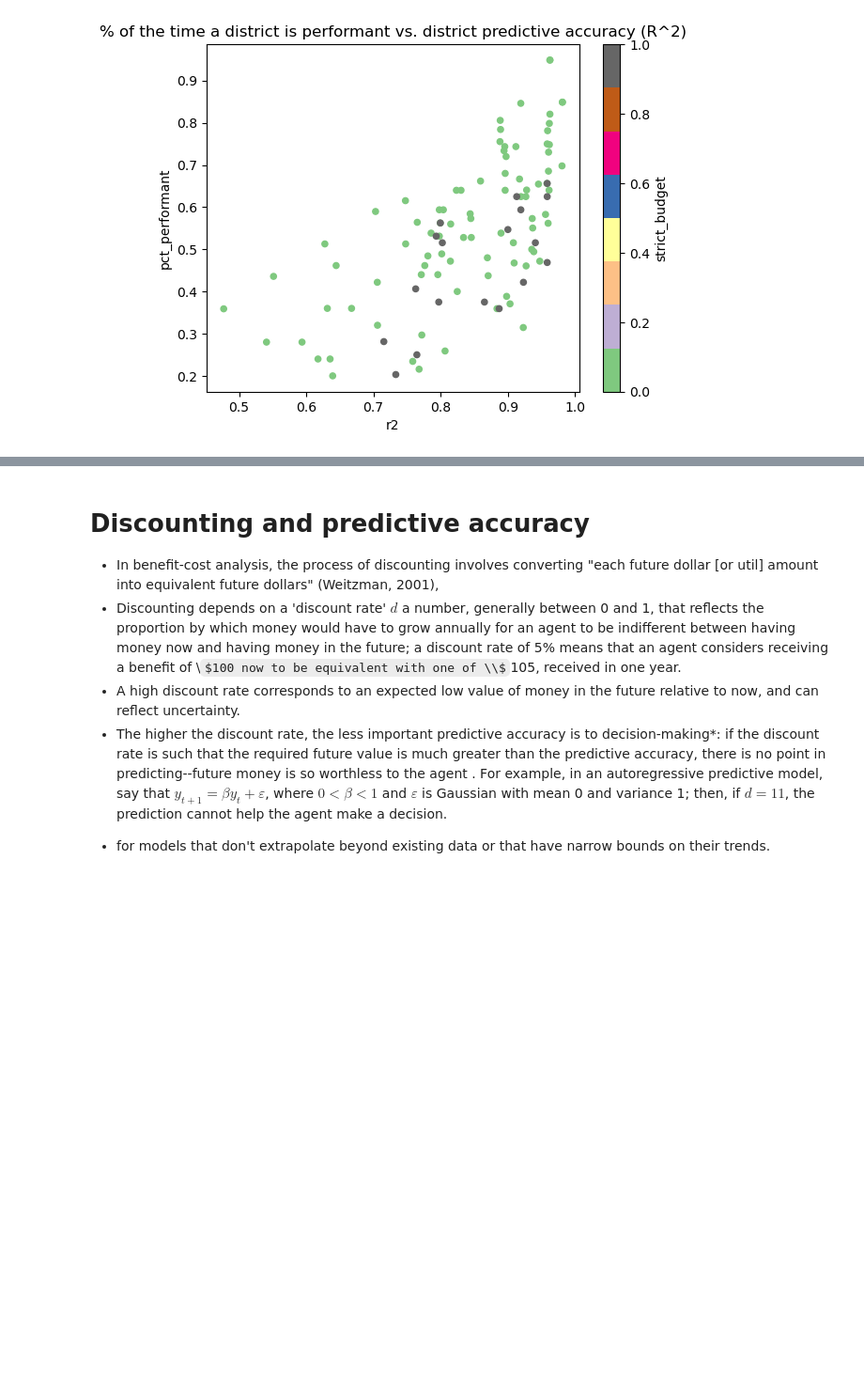
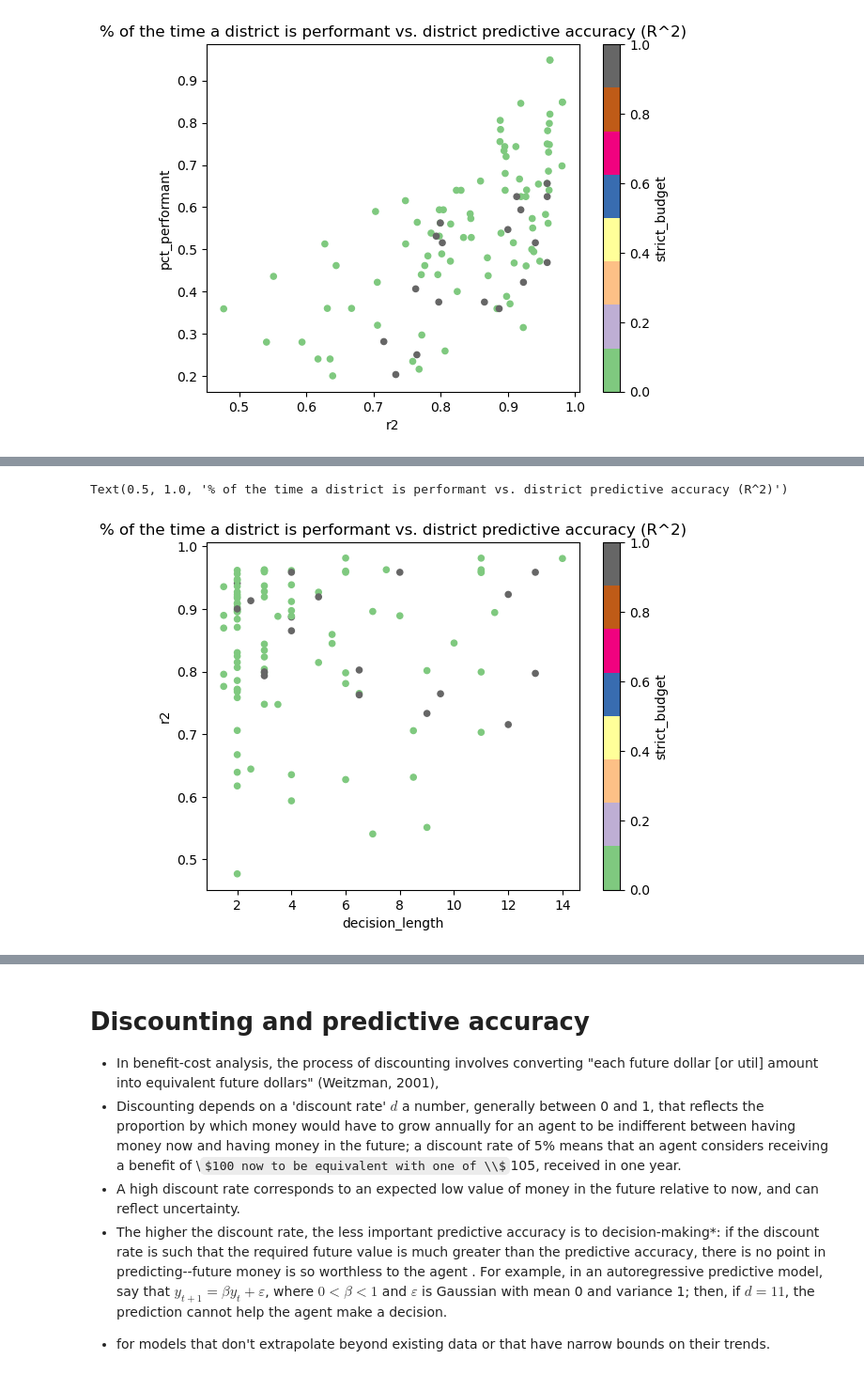
Before and after one commit to amatrhr/cas_570_project, a Jupyter notebook: school_district_and_closure.ipynb, the cells around one changed output, grey strips where cells are left out. Shown at 94% size. Saved outputs shown, nothing was run; the diff lists cells and outputs as text; code cells hidden in the pictures; some formulas as TeX source; blank space fills up the shorter version.

```diff
--- a/school_district_and_closure.ipynb
+++ b/school_district_and_closure.ipynb
@@ -834,2 +771,11 @@ Text(0.5, 1.0, '% of the time a district is performant vs. district predictive a
+# %%
+# question 1.3: decision length and predictive accuracy
+exp_results.plot.scatter('decision_length', 'r2',c='strict_budget', colormap='Accent')
+
+
+plt.title('% of the time a district is performant vs. district predictive accuracy (R^2)')
+# %% [output]
+Text(0.5, 1.0, '% of the time a district is performant vs. district predictive accuracy (R^2)')
+[figure, added]
 # %%
 # question 2: How does length of observation affect run-length distribution, accuracy, %performant
```
Also changed, not shown: parts of 27 cells of this notebook.
